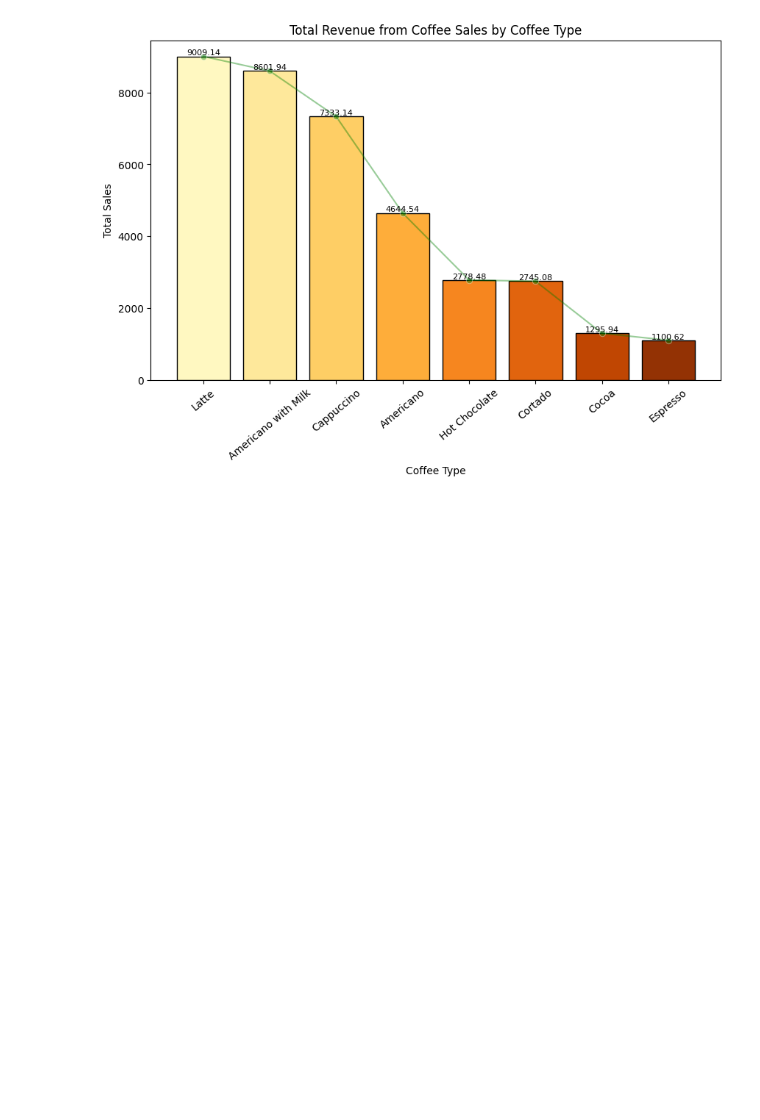
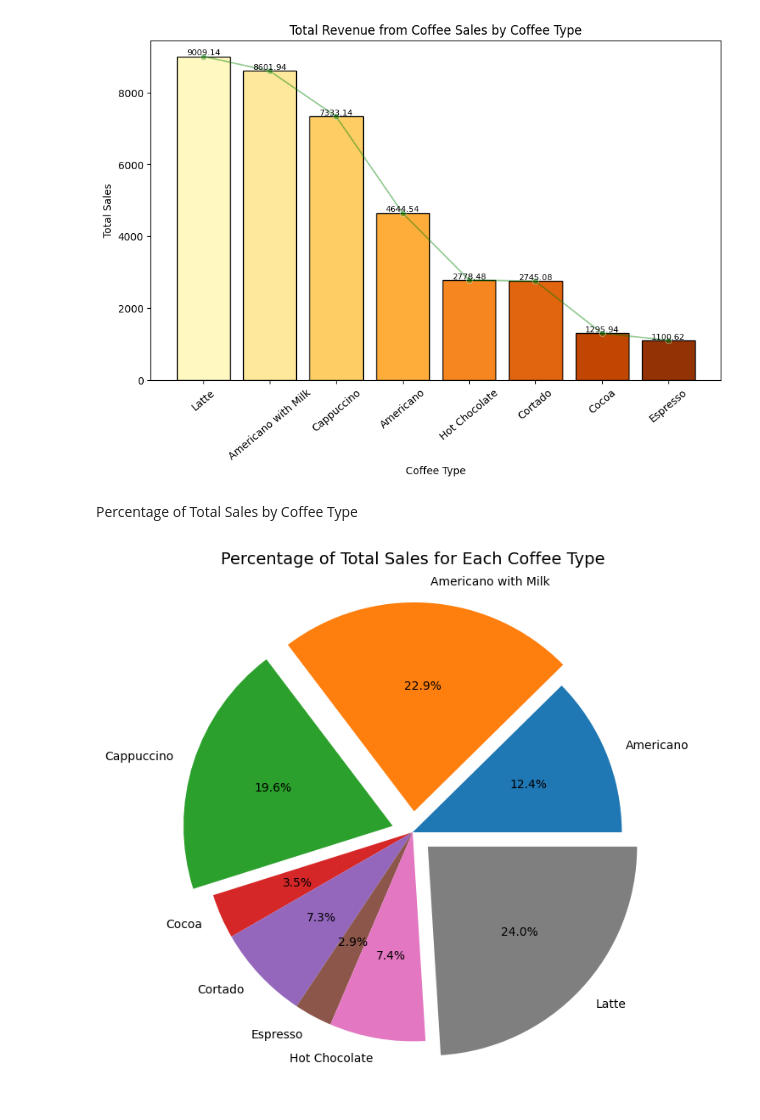
Before and after one commit to Viktoriia-Shalaieva/Coffee_Sales_Data_Analysis, a Jupyter notebook: Python/coffee_sales.ipynb, the cells around one changed output. Drawn from its saved outputs; the diff is of its cells as text; code cells hidden in the pictures; blank space fills up the shorter version.

Commit message:
Percentage of Total Sales by Coffee Type

```diff
--- a/Python/coffee_sales.ipynb
+++ b/Python/coffee_sales.ipynb
@@ -539,3 +539,19 @@ plt.xticks(rotation=40)
 plt.show()
 # %% [output]
 [figure]
+# %% [markdown]
+Percentage of Total Sales by Coffee Type
+# %%
+# Aggregate sales data by coffee type
+coffee_sales = (
+    df.groupby('coffee_name')['money']
+    .sum()
+    .reset_index()
+)
+explode = (0, 0.1, 0.1, 0, 0, 0, 0, 0.1)
+plt.figure(figsize=(8, 8))
+plt.pie(coffee_sales['money'], labels=coffee_sales['coffee_name'], explode=explode, autopct='%1.1f%%')
+plt.title('Percentage of Total Sales for Each Coffee Type', fontsize=14)
+plt.show()
+# %% [output]
+[figure, added]
```
